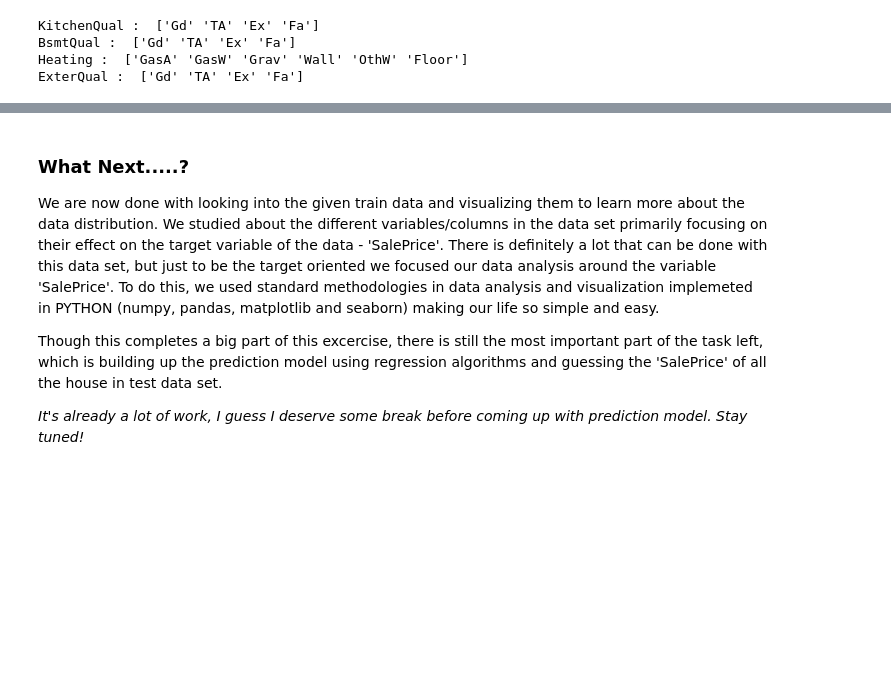
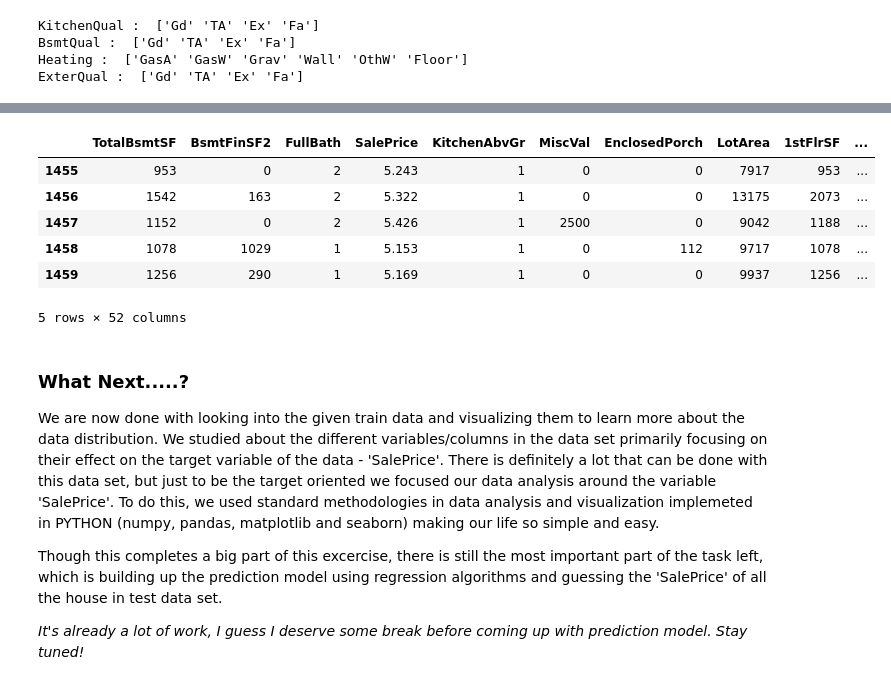
Before and after one commit to rnepal2/House-Prices-Data, a Jupyter notebook: house_price.ipynb, the cells around one changed output, grey strips where cells are left out. Saved outputs shown, nothing was run; the diff lists cells and outputs as text; code cells hidden in the pictures; blank space fills up the shorter version.

```diff
--- a/house_price.ipynb
+++ b/house_price.ipynb
@@ -481,3 +492,10 @@ del plot_data
 [figure]
 # %% [markdown]
 We can see the correlation of remaining numerical columns/decorations on 'SalePrice'. The columns that have clear correlation (high positive or high negative) are important for the prediction model, but few of those with small (about zero) correlation will not have much effect on the 'SalePrice', therefore, we can still drop few of them.
+# %%
+# creating list of the final numerical columns we are going to consider for the prediction model
+num_vars_list = []
+for var in num_variables:
+    num_vars_list.append(var)
+
+print("Total numerical columns we finally have is: ", len(num_vars_list))
@@ -547,0 +574,5 @@ ExterQual :  ['Gd' 'TA' 'Ex' 'Fa']
+# %%
+# dataframe now contains only the numerical variables
+all_vars_now = num_vars_list + important_categorical_vars
+# The df_train ahead contains only these - all_vars_now variables
+df_train = df_train[all_vars_now]
@@ -547,0 +599,13 @@ ExterQual :  ['Gd' 'TA' 'Ex' 'Fa']
+# %%
+# The dataframe we now have is ready to use in the regression model
+# we finally have 48 columns in the dataframe
+df_train.tail()
+# Ready to build regression model now
+# %% [output]
+|  | TotalBsmtSF | BsmtFinSF2 | FullBath | SalePrice | KitchenAbvGr | MiscVal | EnclosedPorch | LotArea | 1stFlrSF | ... |
+| 1455 | 953 | 0 | 2 | 5.243 | 1 | 0 | 0 | 7917 | 953 | ... |
+| 1456 | 1542 | 163 | 2 | 5.322 | 1 | 0 | 0 | 13175 | 2073 | ... |
+| 1457 | 1152 | 0 | 2 | 5.426 | 1 | 2500 | 0 | 9042 | 1188 | ... |
+| 1458 | 1078 | 1029 | 1 | 5.153 | 1 | 0 | 112 | 9717 | 1078 | ... |
+| 1459 | 1256 | 290 | 1 | 5.169 | 1 | 0 | 0 | 9937 | 1256 | ... |
+5 rows × 52 columns
```
Also changed, not shown: parts of 18 cells of this notebook.
